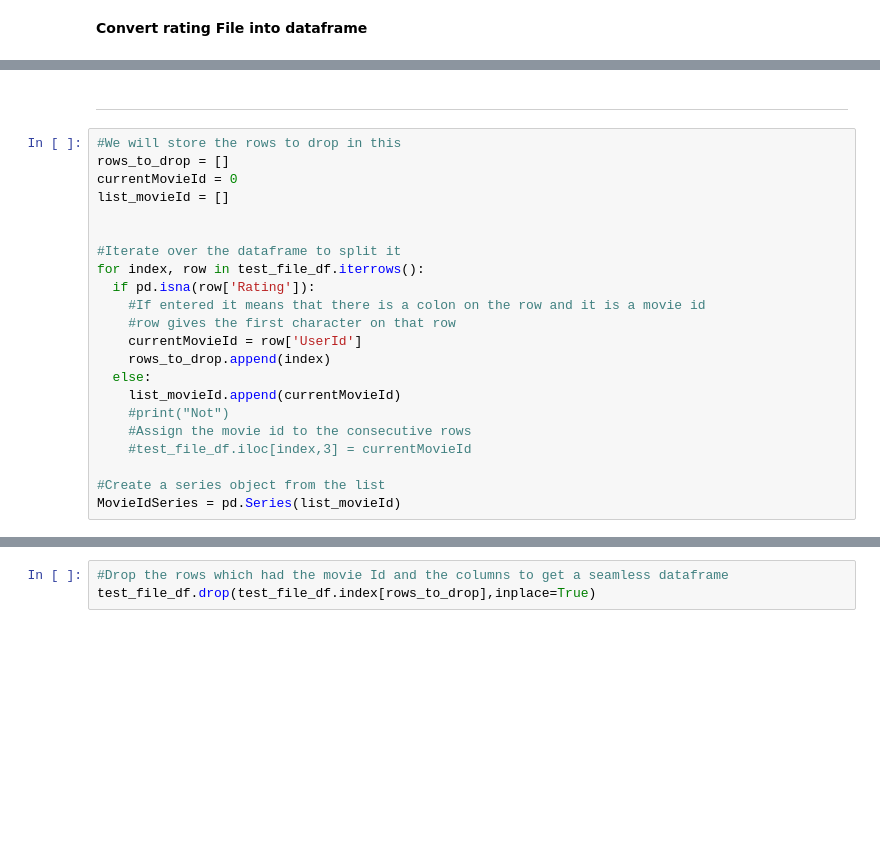
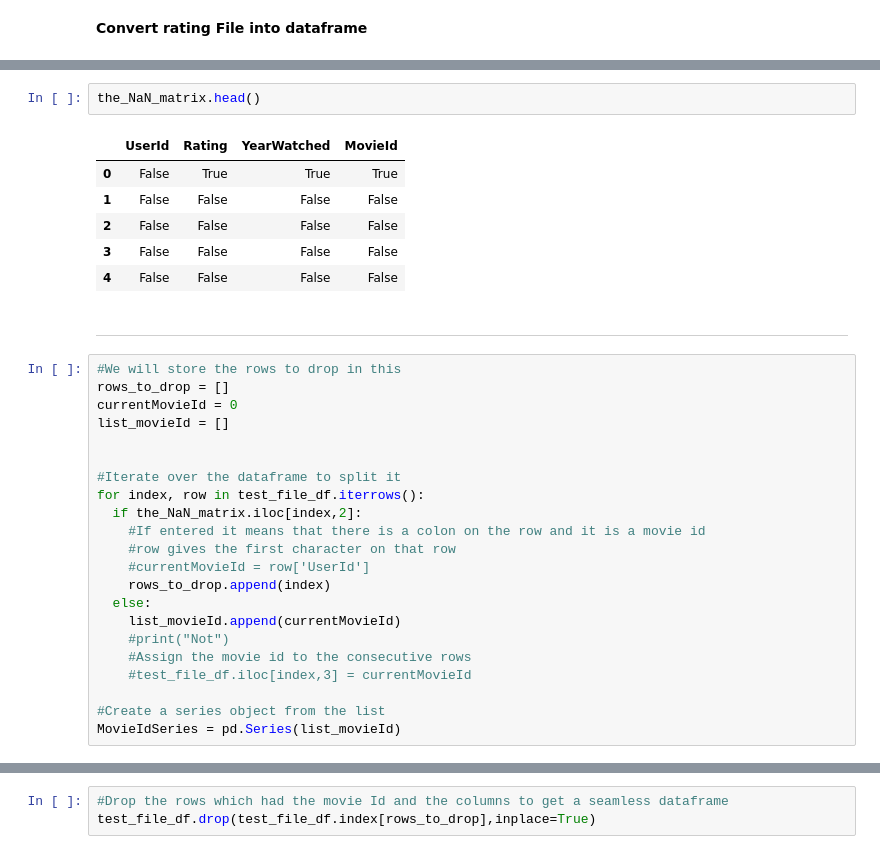
Before and after one commit to ShriPunta/Netflix-Graph-Dataset-Project, a Jupyter notebook: ParsingTheCombinedFile.ipynb, the cells around one changed output, grey strips where cells are left out. Cells and saved outputs as stored; diff of their text form; blank space fills up the shorter version.

```diff
--- a/ParsingTheCombinedFile.ipynb
+++ b/ParsingTheCombinedFile.ipynb
@@ -199,3 +222,12 @@ memory usage: 1.6 MB
+# %%
+the_NaN_matrix.head()
+# %% [output]
+|  | UserId | Rating | YearWatched | MovieId |
+| 0 | False | True | True | True |
+| 1 | False | False | False | False |
+| 2 | False | False | False | False |
+| 3 | False | False | False | False |
+| 4 | False | False | False | False |
 # %% [markdown]
 ---
 # %%
@@ -207,10 +239,10 @@ list_movieId = []
 
 #Iterate over the dataframe to split it
 for index, row in test_file_df.iterrows():
-  if pd.isna(row['Rating']):
+  if the_NaN_matrix.iloc[index,2]:
     #If entered it means that there is a colon on the row and it is a movie id
     #row gives the first character on that row
-    currentMovieId = row['UserId']
+    #currentMovieId = row['UserId']
     rows_to_drop.append(index)
   else:
     list_movieId.append(currentMovieId)
```
Also changed, not shown: parts of 11 cells of this notebook.
